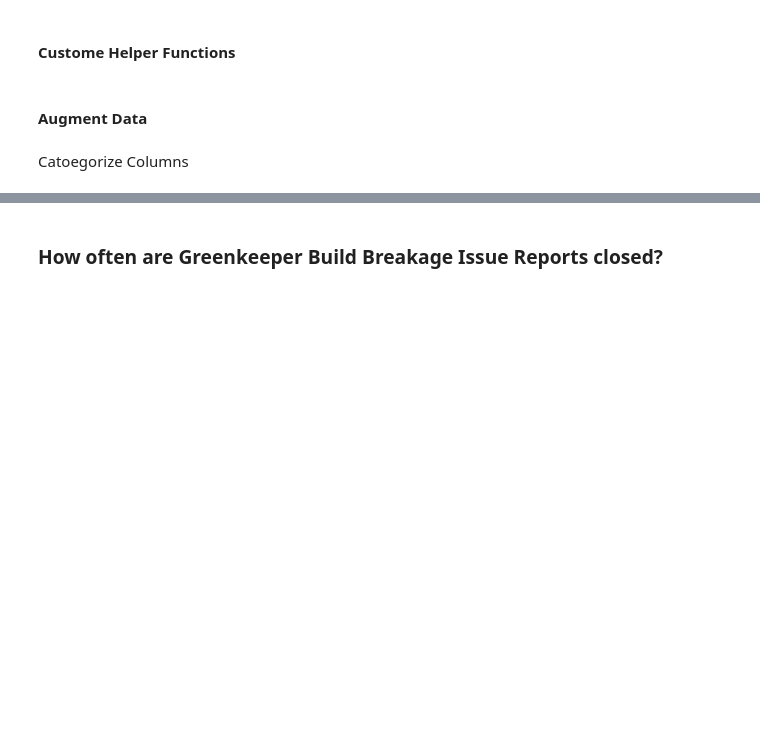
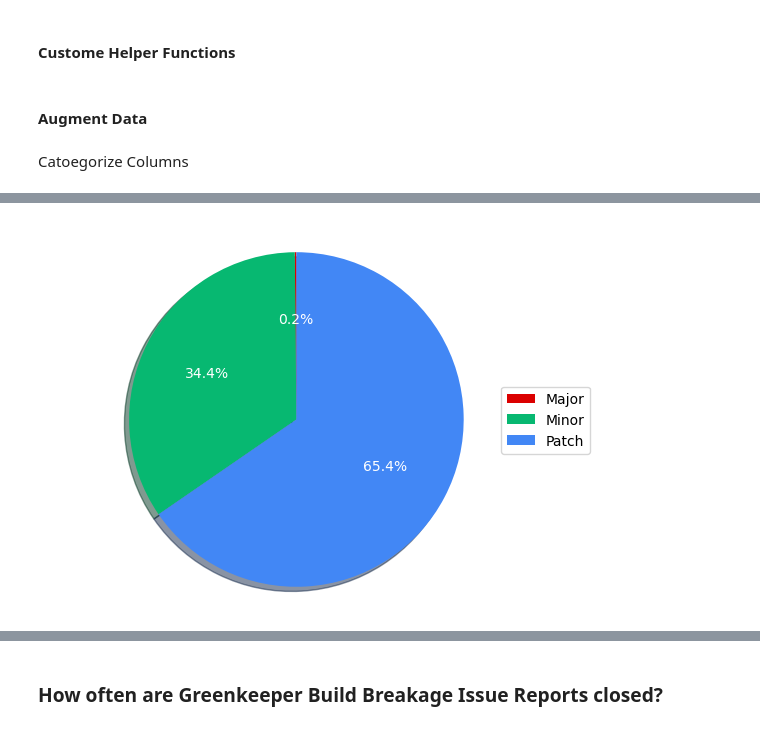
Before and after one commit to brombaut/GKIR_Analysis, a Jupyter notebook: gk_data_explore.ipynb, the cells around one changed output, grey strips where cells are left out. Drawn from its saved outputs; the diff is of its cells as text; code cells hidden in the pictures; blank space fills up the shorter version.

```diff
--- a/gk_data_explore.ipynb
+++ b/gk_data_explore.ipynb
@@ -34,0 +96,20 @@ events['event_description'] = events['event_description'].astype('category')
+# %%
+def get_update_type(issue_row):
+    prev_ver = issue_row['issue_dependency_actual_version']
+    new_ver = issue_row['issue_dependency_next_version']
+    if pd.isnull(prev_ver) or pd.isnull(new_ver):
+        return pd.NA
+    try:
+        prev_split = prev_ver.split('.')
+        new_split = new_ver.split('.')
+        if int(new_split[0]) > int(prev_split[0]):
+            return "major"
+        elif int(new_split[1]) > int(prev_split[1]):
+            return "minor"
+        else:
+            return "patch"
+    except Exception as e:
+        return pd.NA
+
+issues['update_type'] = issues.apply(get_update_type, axis=1)
+issues['update_type'] = issues['update_type'].astype('category')
@@ -34,0 +140,27 @@ events['event_description'] = events['event_description'].astype('category')
+# %%
+# Plot pie chart for update types
+mpl.style.use("default")
+labels = "Major", 'Minor', 'Patch'
+major_count = len(issues[issues['update_type'] == 'major'])
+minor_count = len(issues[issues['update_type'] == 'minor'])
+patch_count = len(issues[issues['update_type'] == 'patch'])
+
+sizes = [major_count, minor_count, patch_count]
+colors = [dark_red, gk_green, blue]
+fig, ax = plt.subplots()
+wedges, texts, autotexts = ax.pie(
+    sizes,
+    labels=labels,
+    colors=colors,
+    autopct='%1.1f%%',
+    shadow=True,
+    startangle=90,
+    textprops=dict(color="w")
+)
+ax.legend(wedges, labels,
+          loc="center left",
+          bbox_to_anchor=(0.9, 0, 0.5, 1))
+ax.axis('equal')
+plt.show()
+# %% [output]
+[figure, added]
```
Also changed, not shown: parts of 56 cells of this notebook, 22 other files.
